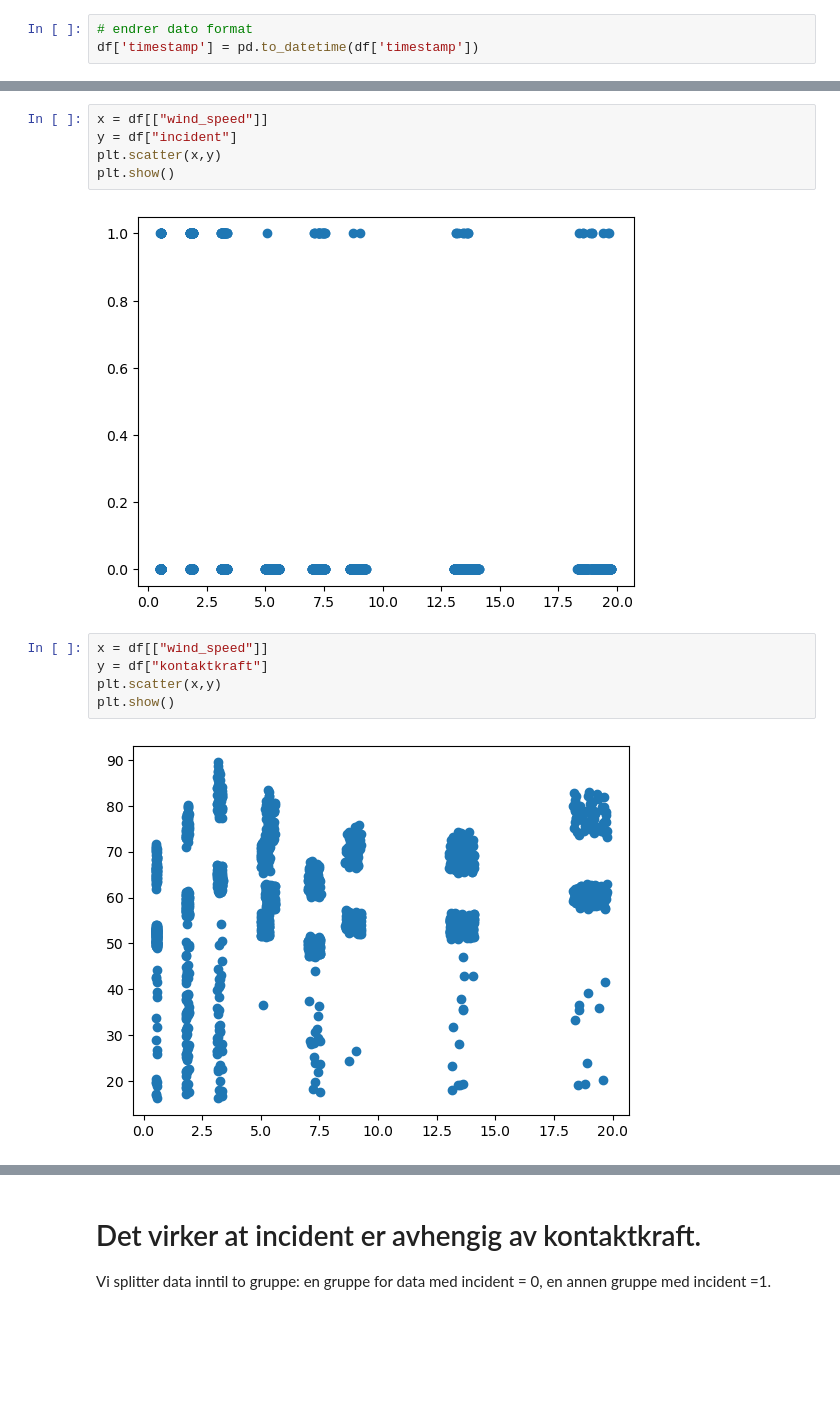
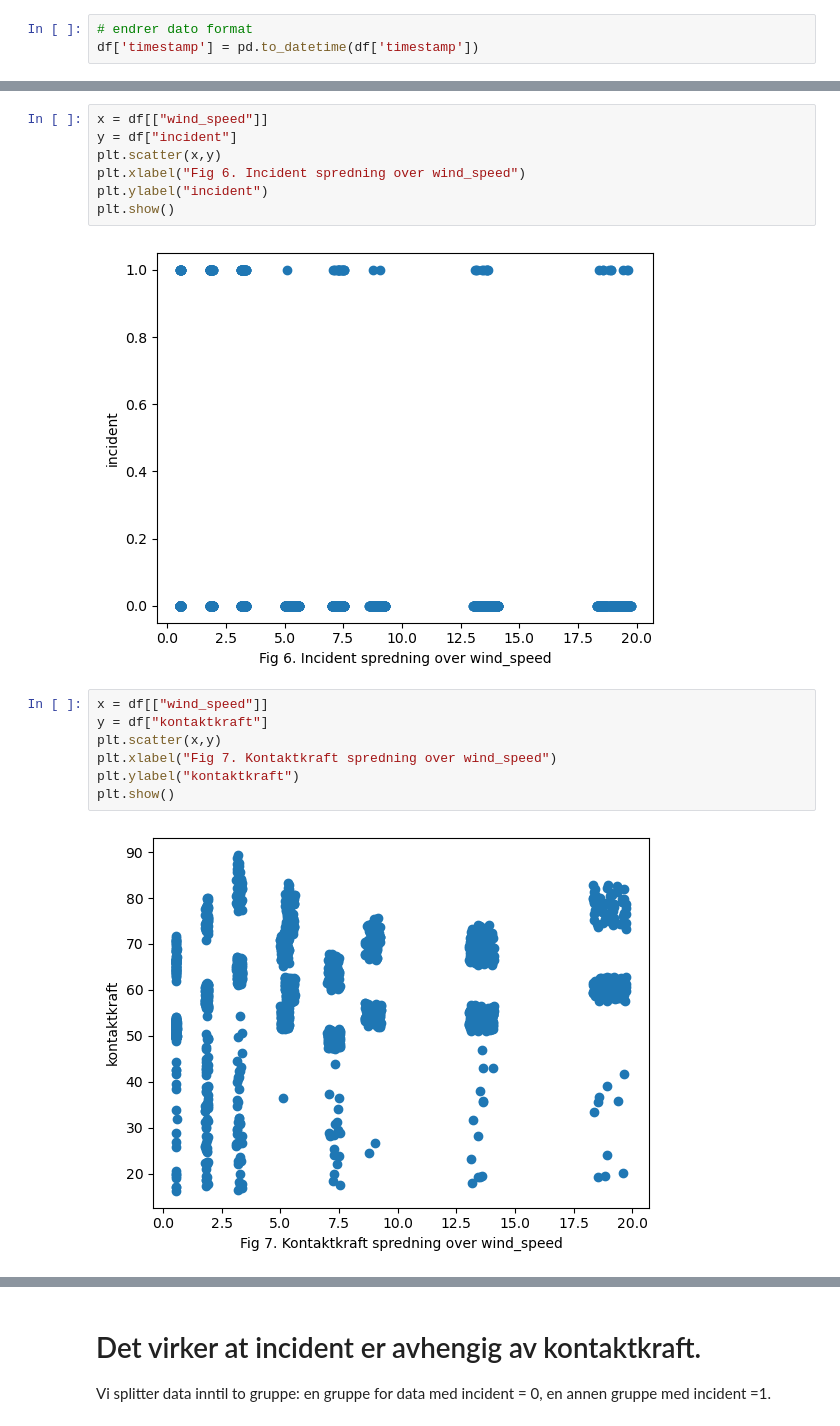
Before and after one commit to mengtsian/Qian-, a Jupyter notebook: Eltog.ipynb, the cells around one changed output, grey strips where cells are left out. Drawn from its saved outputs; the diff is of its cells as text; blank space fills up the shorter version.

```diff
--- a/Eltog.ipynb
+++ b/Eltog.ipynb
@@ -85,16 +100,20 @@ plt.show()
 x = df[["wind_speed"]]
 y = df["incident"]
 plt.scatter(x,y)
+plt.xlabel("Fig 6. Incident spredning over wind_speed")
+plt.ylabel("incident")
 plt.show()
 # %% [output]
-[figure, old version]
+[figure, new version]
 # %%
 x = df[["wind_speed"]]
 y = df["kontaktkraft"]
 plt.scatter(x,y)
+plt.xlabel("Fig 7. Kontaktkraft spredning over wind_speed")
+plt.ylabel("kontaktkraft")
 plt.show()
 # %% [output]
-[figure, old version]
+[figure, new version]
 # %%
 x = df[["hastighet"]]
 y = df["kontaktkraft"]
```
Also changed, not shown: parts of 21 cells of this notebook.
